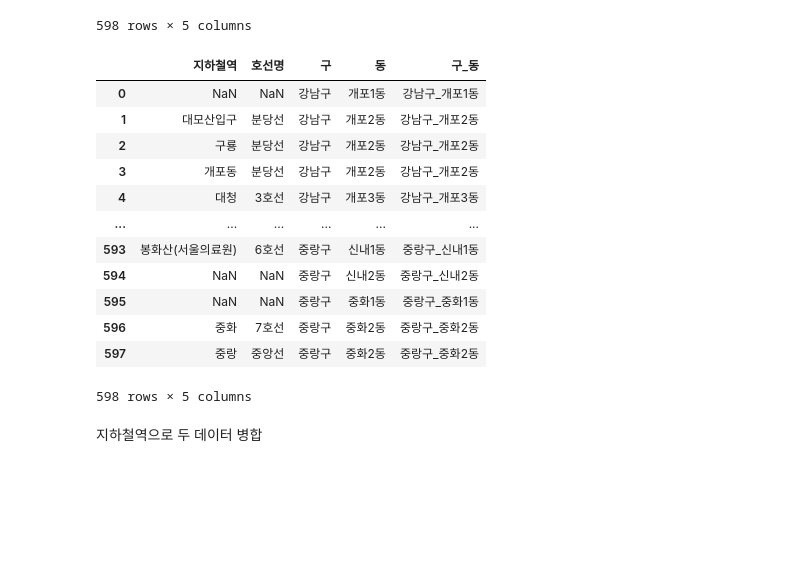
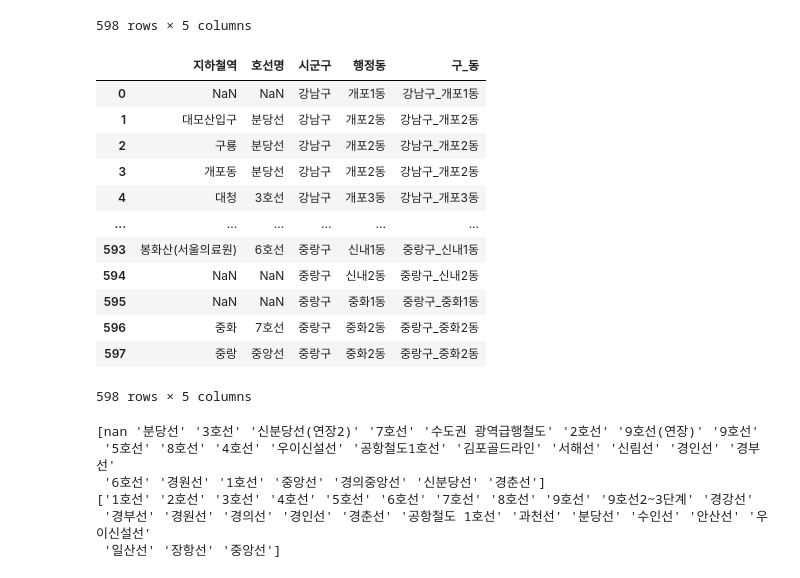
Before and after one commit to icehotcocoa/apt-project, a Jupyter notebook: JSW/re_subway_19_20_21.ipynb, the cells around one changed output. Saved outputs shown, nothing was run; the diff lists cells and outputs as text; code cells hidden in the pictures; blank space fills up the shorter version.

```diff
--- a/JSW/re_subway_19_20_21.ipynb
+++ b/JSW/re_subway_19_20_21.ipynb
@@ -29,10 +29,10 @@ dong_st
 598 rows × 5 columns
 # %%
 # 컬럼명 바꾸기
-dong_st.columns = ['지하철역', '호선명', '구', '동', '구_동']
+dong_st.columns = ['지하철역', '호선명', '시군구', '행정동', '구_동']
 dong_st
 # %% [output]
-|  | 지하철역 | 호선명 | 구 | 동 | 구_동 |
+|  | 지하철역 | 호선명 | 시군구 | 행정동 | 구_동 |
 | 0 | NaN | NaN | 강남구 | 개포1동 | 강남구_개포1동 |
 | 1 | 대모산입구 | 분당선 | 강남구 | 개포2동 | 강남구_개포2동 |
 | 2 | 구룡 | 분당선 | 강남구 | 개포2동 | 강남구_개포2동 |
@@ -45,5 +45,13 @@ dong_st
 | 596 | 중화 | 7호선 | 중랑구 | 중화2동 | 중랑구_중화2동 |
 | 597 | 중랑 | 중앙선 | 중랑구 | 중화2동 | 중랑구_중화2동 |
 598 rows × 5 columns
-# %% [markdown]
-지하철역으로 두 데이터 병합
+# %%
+print(dong_st['호선명'].unique())
+print(sw19['호선명'].unique())
+# %% [output]
+[nan '분당선' '3호선' '신분당선(연장2)' '7호선' '수도권 광역급행철도' '2호선' '9호선(연장)' '9호선'
+ '5호선' '8호선' '4호선' '우이신설선' '공항철도1호선' '김포골드라인' '서해선' '신림선' '경인선' '경부선'
+ '6호선' '경원선' '1호선' '중앙선' '경의중앙선' '신분당선' '경춘선']
+['1호선' '2호선' '3호선' '4호선' '5호선' '6호선' '7호선' '8호선' '9호선' '9호선2~3단계' '경강선'
+ '경부선' '경원선' '경의선' '경인선' '경춘선' '공항철도 1호선' '과천선' '분당선' '수인선' '안산선' '우이신설선'
+ '일산선' '장항선' '중앙선']
```
Also changed, not shown: parts of 51 cells of this notebook, 1 other file.
